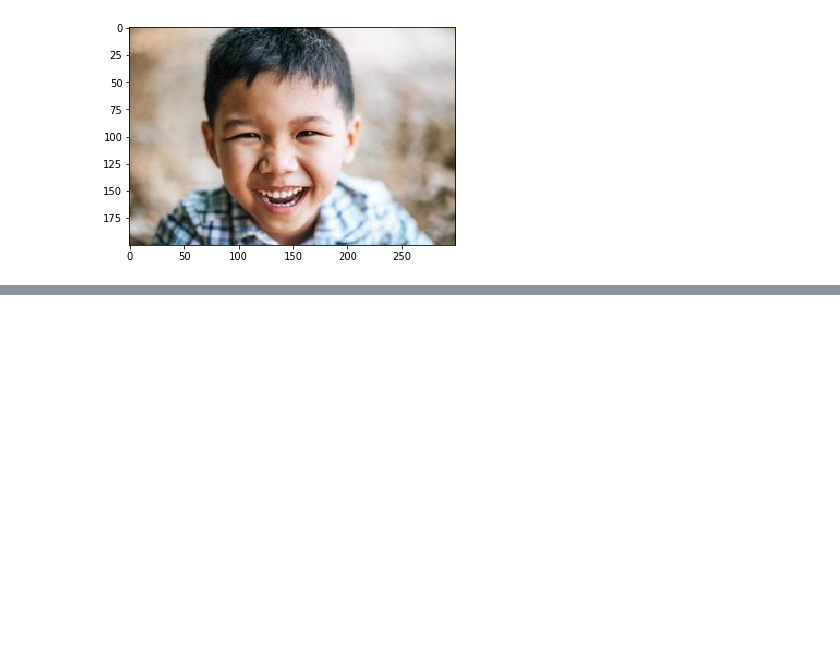
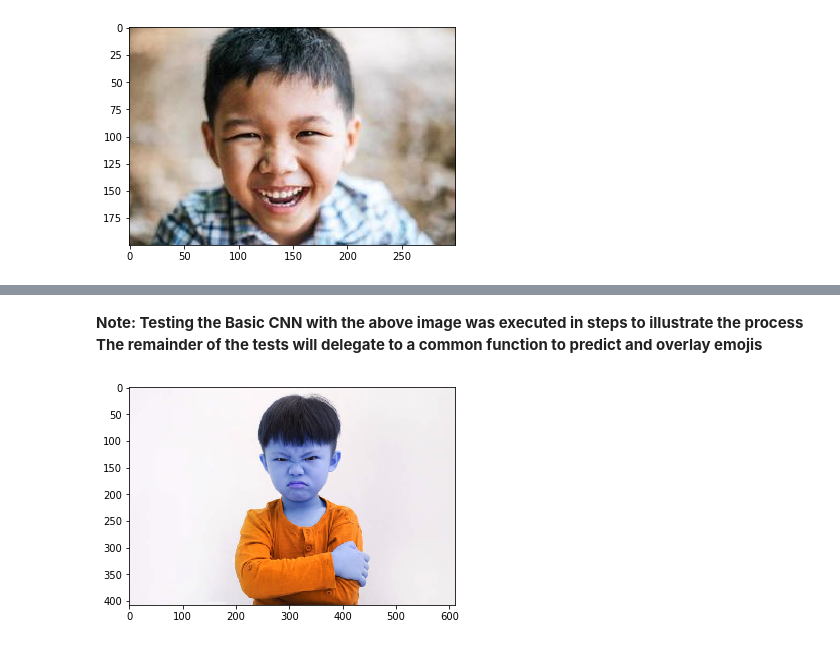
Before and after one commit to saksarip/CS4100-final-project, a Jupyter notebook: Emoji Overlay Demo.ipynb, the cells around one changed output, grey strips where cells are left out. Saved outputs shown, nothing was run; the diff lists cells and outputs as text; code cells hidden in the pictures; blank space fills up the shorter version.

```diff
--- a/Emoji Overlay Demo.ipynb
+++ b/Emoji Overlay Demo.ipynb
@@ -295,0 +331,17 @@ plt.imshow(cv2.cvtColor(boy, cv2.COLOR_BGR2RGB))
+# %% [markdown]
+**Note: Testing the Basic CNN with the above image was executed in steps to illustrate the process**
+<br>
+**The remainder of the tests will delegate to a common function to predict and overlay emojis**
+# %%
+# utility functions to work with images
+def get_image(image_path):
+    return cv2.imread(image_path)
+
+def show_image(image_path):
+
+    plt.imshow(get_image(image_path))
+
+
+show_image("angry_boy.jpg")
+# %% [output]
+[figure, added]
```
Also changed, not shown: parts of 50 cells of this notebook.
